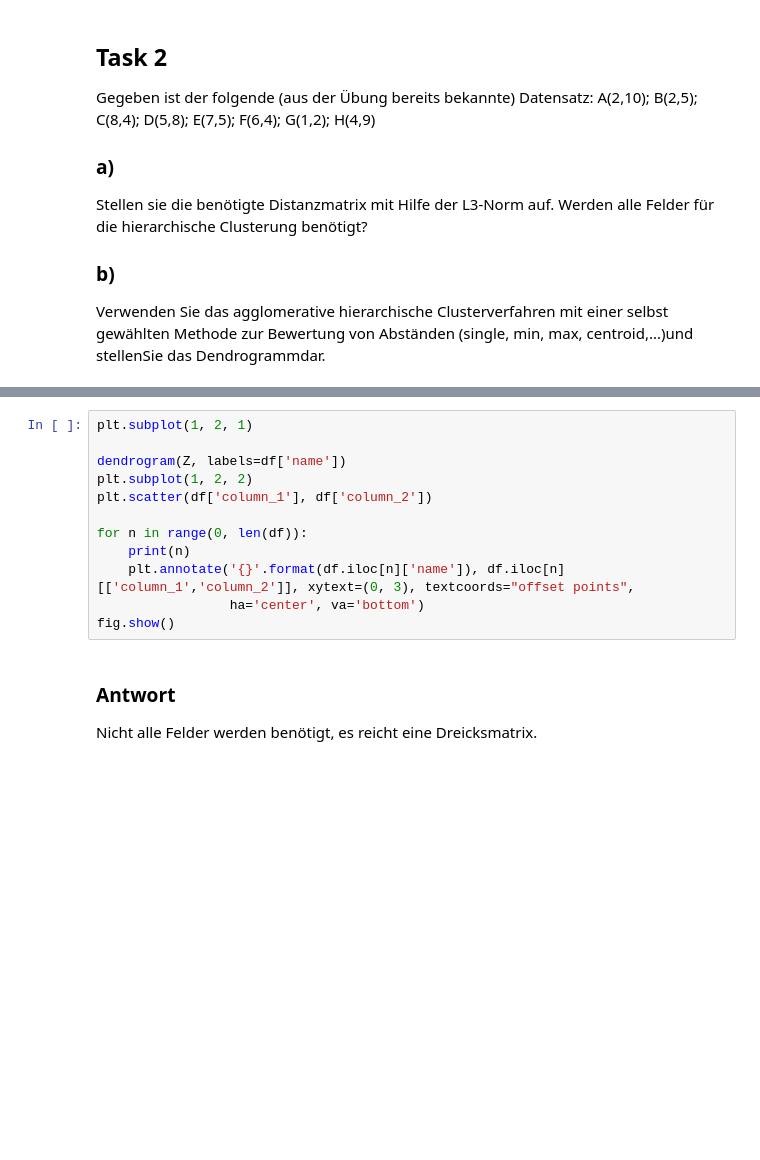
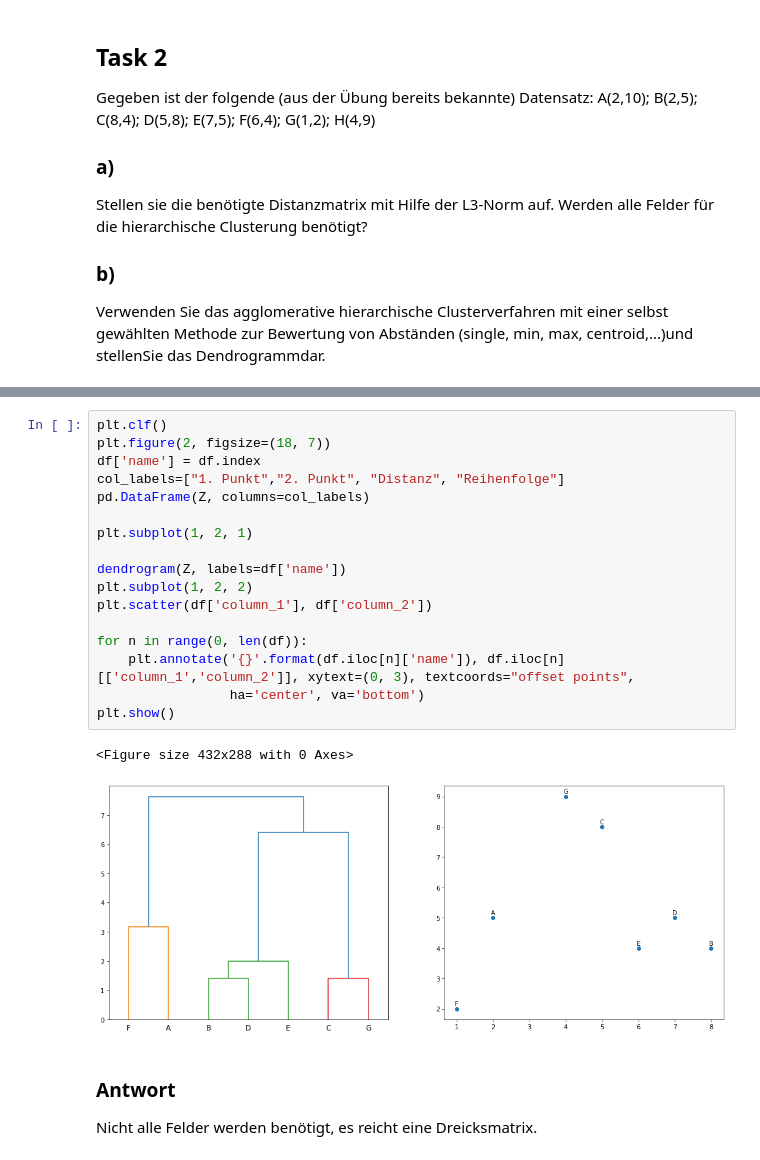
Before and after one commit to Wirtschaftsinformatik/DataMining, a Jupyter notebook: BI/Homework/Homework 3.ipynb, the cells around one changed output, grey strips where cells are left out. Saved outputs shown, nothing was run; the diff lists cells and outputs as text; blank space fills up the shorter version.

```diff
--- a/BI/Homework/Homework 3.ipynb
+++ b/BI/Homework/Homework 3.ipynb
@@ -297,15 +314,23 @@ pd.DataFrame(Z, columns=col_labels)
 # %%
+plt.clf()
+plt.figure(2, figsize=(18, 7))
+df['name'] = df.index
+col_labels=["1. Punkt","2. Punkt", "Distanz", "Reihenfolge"]
+pd.DataFrame(Z, columns=col_labels)
+
 plt.subplot(1, 2, 1)
 
 dendrogram(Z, labels=df['name'])
 plt.subplot(1, 2, 2)
 plt.scatter(df['column_1'], df['column_2'])
 
 for n in range(0, len(df)):
-	print(n)
 	plt.annotate('{}'.format(df.iloc[n]['name']), df.iloc[n][['column_1','column_2']], xytext=(0, 3), textcoords="offset points",
 	             ha='center', va='bottom')
-fig.show()
+plt.show()
+# %% [output]
+<Figure size 432x288 with 0 Axes>
+[figure, added]
 # %% [markdown]
 ### Antwort
 Nicht alle Felder werden benötigt, es reicht eine Dreicksmatrix.
```
Also changed, not shown: parts of 7 cells of this notebook.
